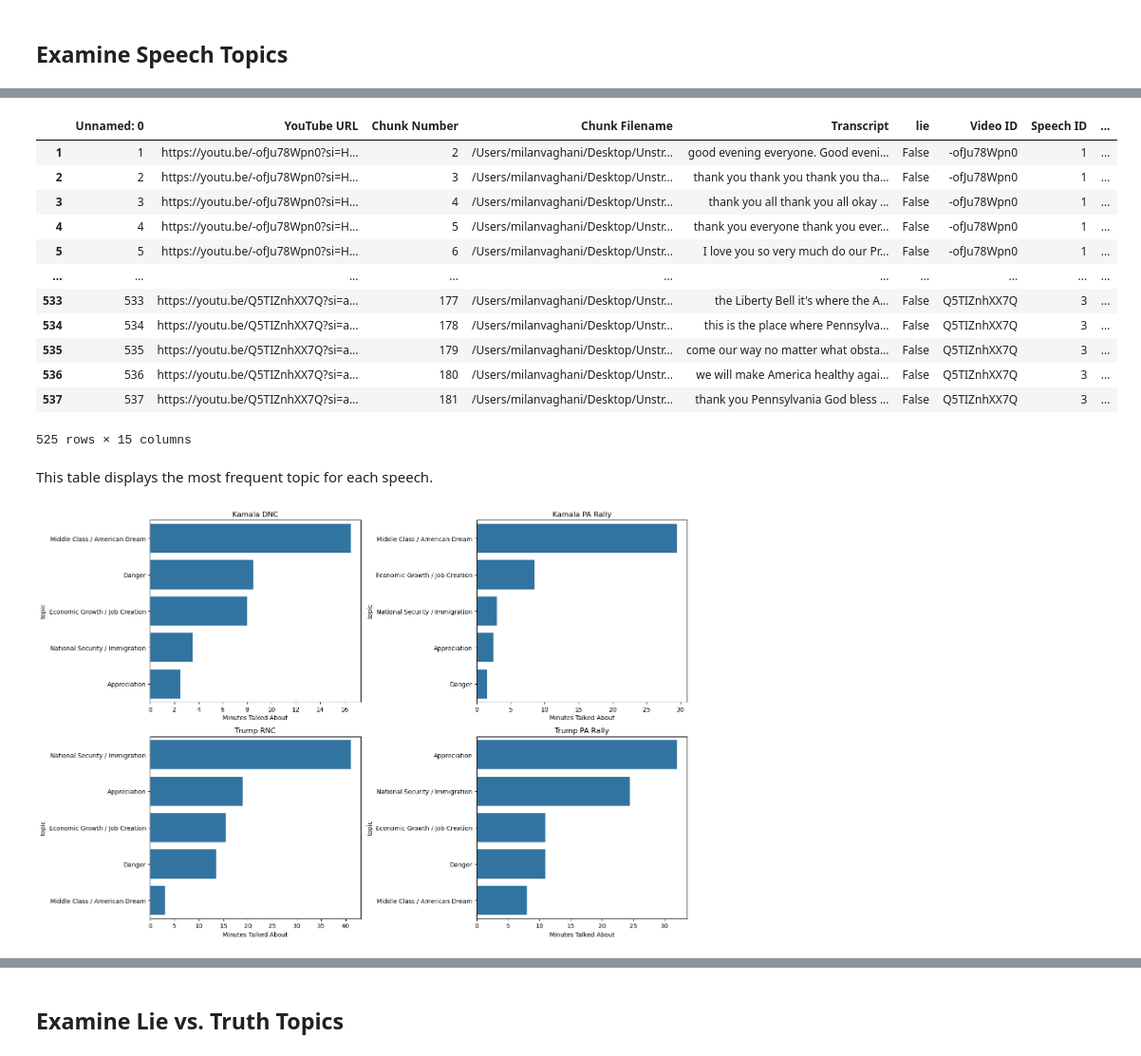
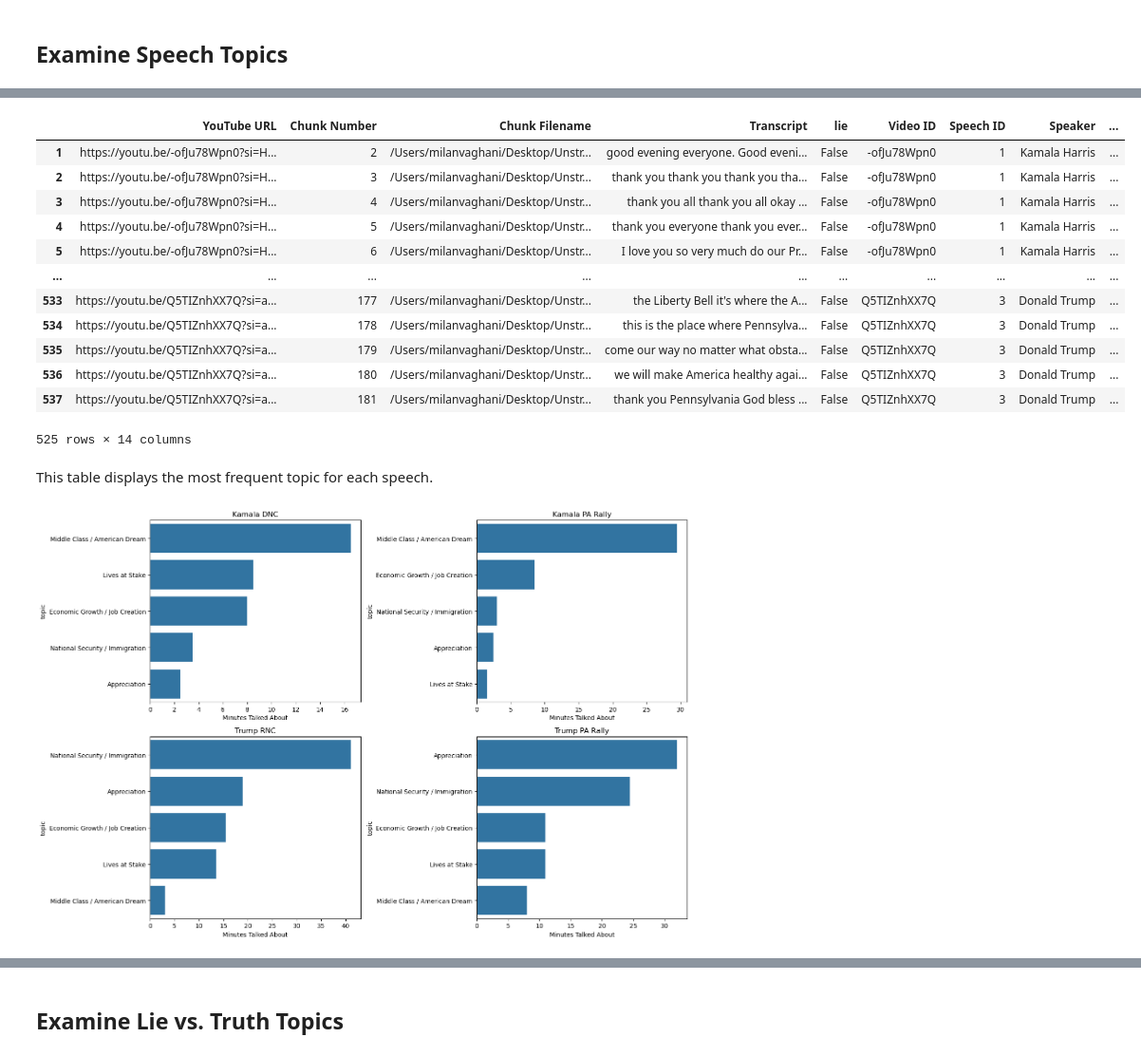
Before and after one commit to femkemunting/mis284n_final_project, a Jupyter notebook: topic_modeling.ipynb, the cells around one changed output, grey strips where cells are left out. Shown at 95% size. Drawn from its saved outputs; the diff is of its cells as text; code cells hidden in the pictures.

```diff
--- a/topic_modeling.ipynb
+++ b/topic_modeling.ipynb
@@ -244,28 +272,28 @@ display(speech)
 # %%
 topic_title_dict = {
     0:'Middle Class / American Dream',
     1:'National Security / Immigration',
     2:'Appreciation',
-    3:'Danger',
+    3:'Lives at Stake',
     4:'Economic Growth / Job Creation'
 }
 clip_transcripts.rename(columns=topic_title_dict, inplace=True)
 clip_transcripts['top topic'] = clip_transcripts.loc[:,'Middle Class / American Dream':'Economic Growth / Job Creation'].idxmax(axis=1)
 clip_transcripts
 # %% [output]
-|  | Unnamed: 0 | YouTube URL | Chunk Number | Chunk Filename | Transcript | lie | Video ID | Speech ID | ... |
-| 1 | 1 | https://youtu.be/-ofJu78Wpn0?si=H... | 2 | /Users/milanvaghani/Desktop/Unstr... | good evening everyone. Good eveni... | False | -ofJu78Wpn0 | 1 | ... |
-| 2 | 2 | https://youtu.be/-ofJu78Wpn0?si=H... | 3 | /Users/milanvaghani/Desktop/Unstr... | thank you thank you thank you tha... | False | -ofJu78Wpn0 | 1 | ... |
-| 3 | 3 | https://youtu.be/-ofJu78Wpn0?si=H... | 4 | /Users/milanvaghani/Desktop/Unstr... | thank you all thank you all okay ... | False | -ofJu78Wpn0 | 1 | ... |
-| 4 | 4 | https://youtu.be/-ofJu78Wpn0?si=H... | 5 | /Users/milanvaghani/Desktop/Unstr... | thank you everyone thank you ever... | False | -ofJu78Wpn0 | 1 | ... |
-| 5 | 5 | https://youtu.be/-ofJu78Wpn0?si=H... | 6 | /Users/milanvaghani/Desktop/Unstr... | I love you so very much do our Pr... | False | -ofJu78Wpn0 | 1 | ... |
+|  | YouTube URL | Chunk Number | Chunk Filename | Transcript | lie | Video ID | Speech ID | Speaker | ... |
+| 1 | https://youtu.be/-ofJu78Wpn0?si=H... | 2 | /Users/milanvaghani/Desktop/Unstr... | good evening everyone. Good eveni... | False | -ofJu78Wpn0 | 1 | Kamala Harris | ... |
+| 2 | https://youtu.be/-ofJu78Wpn0?si=H... | 3 | /Users/milanvaghani/Desktop/Unstr... | thank you thank you thank you tha... | False | -ofJu78Wpn0 | 1 | Kamala Harris | ... |
+| 3 | https://youtu.be/-ofJu78Wpn0?si=H... | 4 | /Users/milanvaghani/Desktop/Unstr... | thank you all thank you all okay ... | False | -ofJu78Wpn0 | 1 | Kamala Harris | ... |
+| 4 | https://youtu.be/-ofJu78Wpn0?si=H... | 5 | /Users/milanvaghani/Desktop/Unstr... | thank you everyone thank you ever... | False | -ofJu78Wpn0 | 1 | Kamala Harris | ... |
+| 5 | https://youtu.be/-ofJu78Wpn0?si=H... | 6 | /Users/milanvaghani/Desktop/Unstr... | I love you so very much do our Pr... | False | -ofJu78Wpn0 | 1 | Kamala Harris | ... |
 | ... | ... | ... | ... | ... | ... | ... | ... | ... | ... |
-| 533 | 533 | https://youtu.be/Q5TIZnhXX7Q?si=a... | 177 | /Users/milanvaghani/Desktop/Unstr... | the Liberty Bell it's where the A... | False | Q5TIZnhXX7Q | 3 | ... |
-| 534 | 534 | https://youtu.be/Q5TIZnhXX7Q?si=a... | 178 | /Users/milanvaghani/Desktop/Unstr... | this is the place where Pennsylva... | False | Q5TIZnhXX7Q | 3 | ... |
-| 535 | 535 | https://youtu.be/Q5TIZnhXX7Q?si=a... | 179 | /Users/milanvaghani/Desktop/Unstr... | come our way no matter what obsta... | False | Q5TIZnhXX7Q | 3 | ... |
-| 536 | 536 | https://youtu.be/Q5TIZnhXX7Q?si=a... | 180 | /Users/milanvaghani/Desktop/Unstr... | we will make America healthy agai... | False | Q5TIZnhXX7Q | 3 | ... |
-| 537 | 537 | https://youtu.be/Q5TIZnhXX7Q?si=a... | 181 | /Users/milanvaghani/Desktop/Unstr... | thank you Pennsylvania God bless ... | False | Q5TIZnhXX7Q | 3 | ... |
+| 533 | https://youtu.be/Q5TIZnhXX7Q?si=a... | 177 | /Users/milanvaghani/Desktop/Unstr... | the Liberty Bell it's where the A... | False | Q5TIZnhXX7Q | 3 | Donald Trump | ... |
+| 534 | https://youtu.be/Q5TIZnhXX7Q?si=a... | 178 | /Users/milanvaghani/Desktop/Unstr... | this is the place where Pennsylva... | False | Q5TIZnhXX7Q | 3 | Donald Trump | ... |
+| 535 | https://youtu.be/Q5TIZnhXX7Q?si=a... | 179 | /Users/milanvaghani/Desktop/Unstr... | come our way no matter what obsta... | False | Q5TIZnhXX7Q | 3 | Donald Trump | ... |
+| 536 | https://youtu.be/Q5TIZnhXX7Q?si=a... | 180 | /Users/milanvaghani/Desktop/Unstr... | we will make America healthy agai... | False | Q5TIZnhXX7Q | 3 | Donald Trump | ... |
+| 537 | https://youtu.be/Q5TIZnhXX7Q?si=a... | 181 | /Users/milanvaghani/Desktop/Unstr... | thank you Pennsylvania God bless ... | False | Q5TIZnhXX7Q | 3 | Donald Trump | ... |
-525 rows × 15 columns
+525 rows × 14 columns
 # %% [markdown]
 This table displays the most frequent topic for each speech.
 # %%
@@ -307,4 +335,4 @@ plt.ylabel('topic')
 
 plt.tight_layout()
 # %% [output]
-[figure, old version]
+[figure, new version]
```
Also changed, not shown: parts of 16 cells of this notebook.
